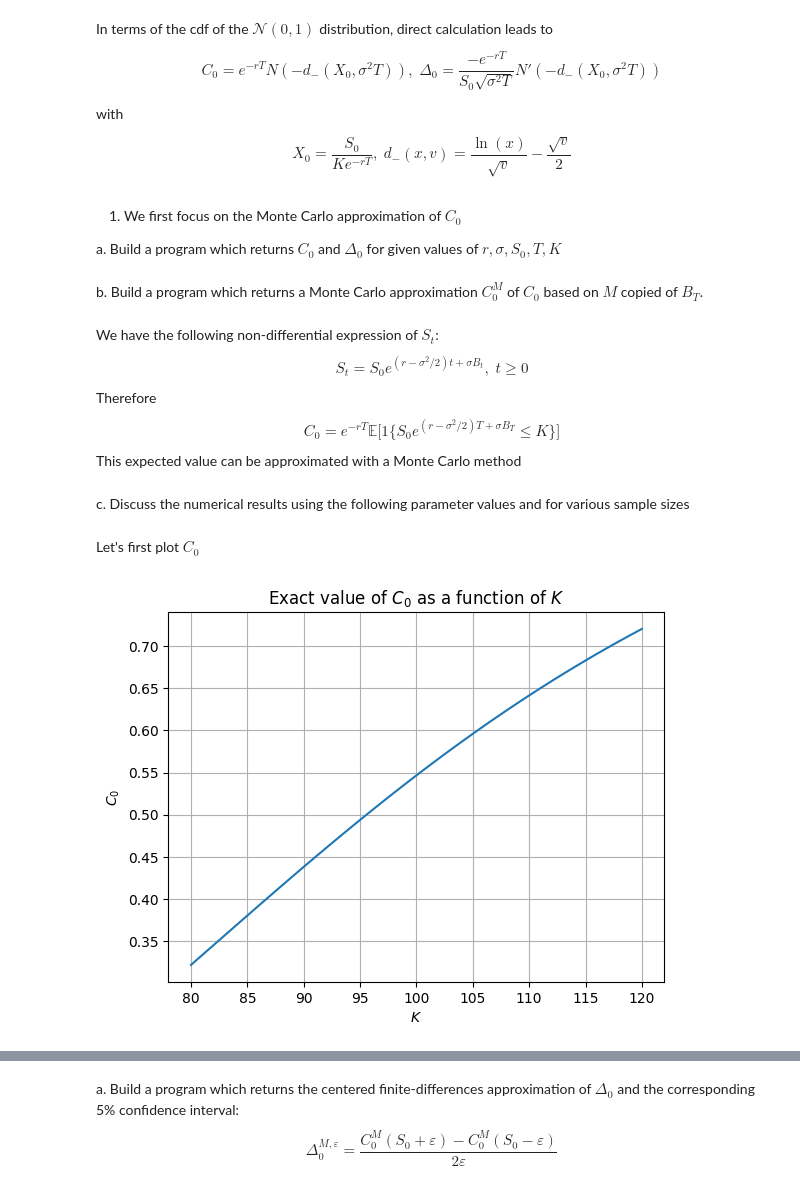
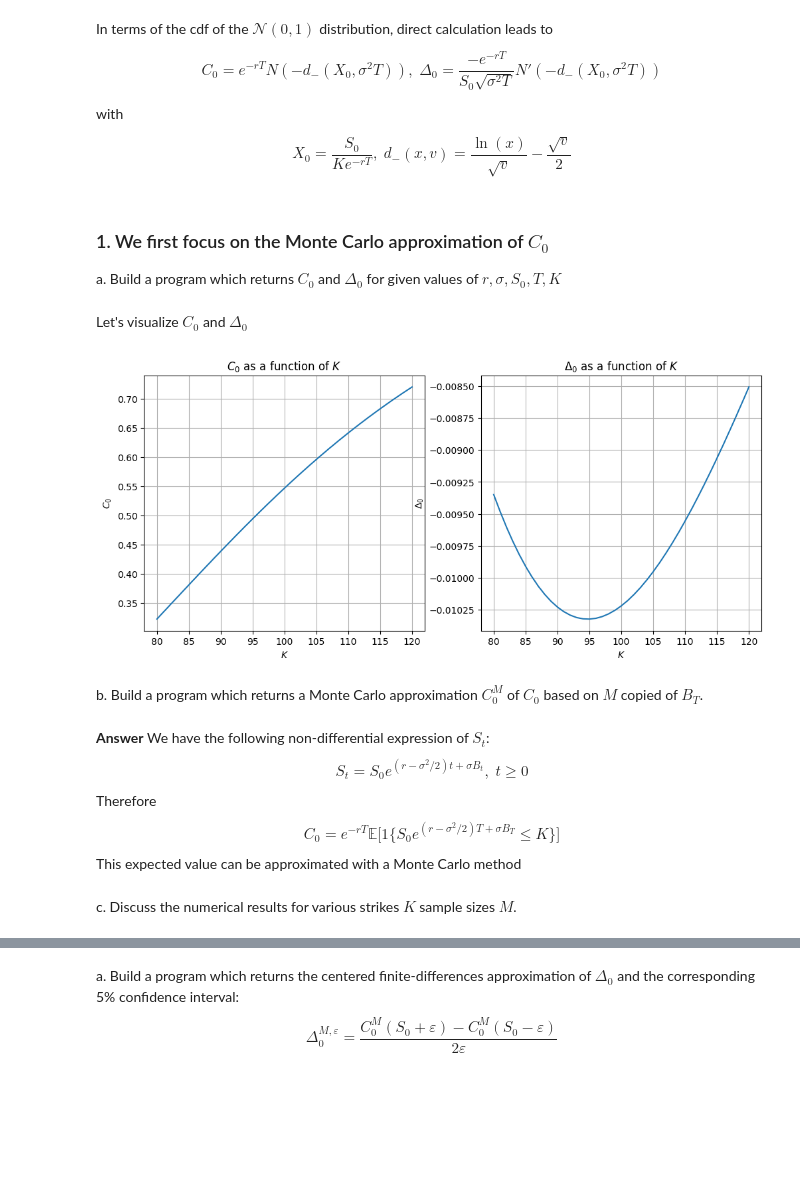
Before and after one commit to lucas-levy/stochastic-calculus, a Jupyter notebook: cps3-MonteCarlo/cps3_1_levy.ipynb, the cells around one changed output, grey strips where cells are left out. Cells and saved outputs as stored; diff of their text form; code cells hidden in the pictures; blank space fills up the shorter version.

```diff
--- a/cps3-MonteCarlo/cps3_1_levy.ipynb
+++ b/cps3-MonteCarlo/cps3_1_levy.ipynb
@@ -22,7 +29,7 @@ with
 
 $$X_0 = \frac{S_0}{Ke^{-rT}}, \; d_-(x,v) = \frac{\ln(x)}{\sqrt v} - \frac{\sqrt v}{2}$$
 # %% [markdown]
-1. We first focus on the Monte Carlo approximation of $C_0$
+### 1. We first focus on the Monte Carlo approximation of $C_0$
 
 a. Build a program which returns $C_0$ and $\Delta_0$ for given values of $r,\sigma,S_0,T,K$
 # %%
@@ -41,11 +48,34 @@ def Delta_0(r, sigma, S_0, T, K):
     X_0 = S_0 / K * np.exp(r*T)
     dminus = np.log(X_0) / (sigma * np.sqrt(T)) - (sigma * np.sqrt(T)) / 2
 
-    return np.exp(-r*T) / (S_0 * sigma * np.sqrt(T)) * norm.pdf(-dminus)
+    return - np.exp(-r*T) / (S_0 * sigma * np.sqrt(T)) * norm.pdf(-dminus)
+# %% [markdown]
+Let's visualize $C_0$ and $\Delta_0$
+# %%
+C = np.array([C_0(r=R, sigma=SIGMA, S_0=S_0, T=T, K=k) for k in K])
+D = np.array([Delta_0(r=R, sigma=SIGMA, S_0=S_0, T=T, K=k) for k in K])
+
+fig, (ax1, ax2) = plt.subplots(1, 2, sharex=True, figsize=(12,5))
+
+ax1.plot(K, C)
+ax1.set_xlabel("$K$")
+ax1.set_ylabel("$C_0$")
+ax1.set_title("$C_0$ as a function of $K$")
+ax1.grid()
+
+ax2.plot(K, D)
+ax2.set_xlabel("$K$")
+ax2.set_ylabel("$\Delta_0$")
+ax2.set_title("$\Delta_0$ as a function of $K$")
+ax2.grid()
+
+plt.show()
+# %% [output]
+[figure, added]
 # %% [markdown]
 b. Build a program which returns a Monte Carlo approximation $C_0^M$ of $C_0$ based on $M$ copied of $B_T$.
 # %% [markdown]
-We have the following non-differential expression of $S_t$:
+**Answer** We have the following non-differential expression of $S_t$:
 $$S_t=S_0 e^{(r-\sigma^2/2)t+\sigma B_t}, \; t\ge0$$
 Therefore
 $$C_0 = e^{-rT} \mathbb{E}\big[ 1\{ S_0 e^{(r-\sigma^2/2)T+\sigma B_T} \le K\}\big]
@@ -60,4 +92,4 @@ def CM_0(r, sigma, S_0, T, K, M):
 
     return np.exp(-r*T) * np.mean(S_T <= K)
 # %% [markdown]
-c. Discuss the numerical results using the following parameter values and for various sample sizes
+c. Discuss the numerical results for various strikes $K$ sample sizes $M$.
@@ -70,11 +95,0 @@ K = np.arange(80, 121)
-# %% [markdown]
-Let's first plot $C_0$
-# %%
-plt.plot(K, [C_0(r, sigma, S_0, T, k) for k in K])
-plt.xlabel("$K$")
-plt.ylabel("$C_0$")
-plt.title("Exact value of $C_0$ as a function of $K$")
-plt.grid()
-plt.show()
-# %% [output]
-[figure, removed]
```
Also changed, not shown: parts of 23 cells of this notebook, 2 other files.
